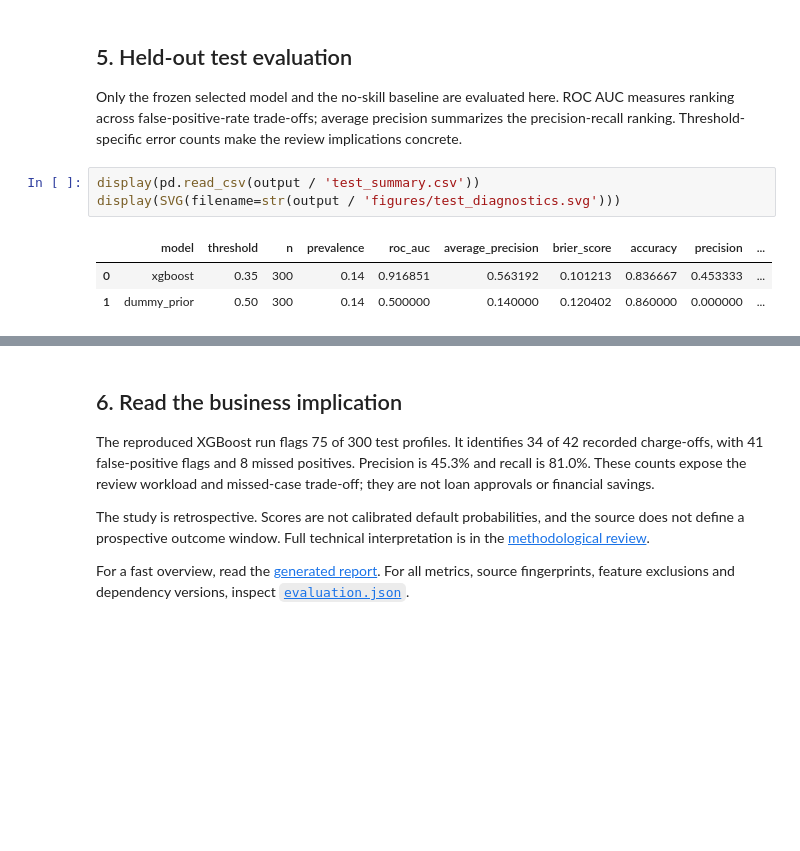
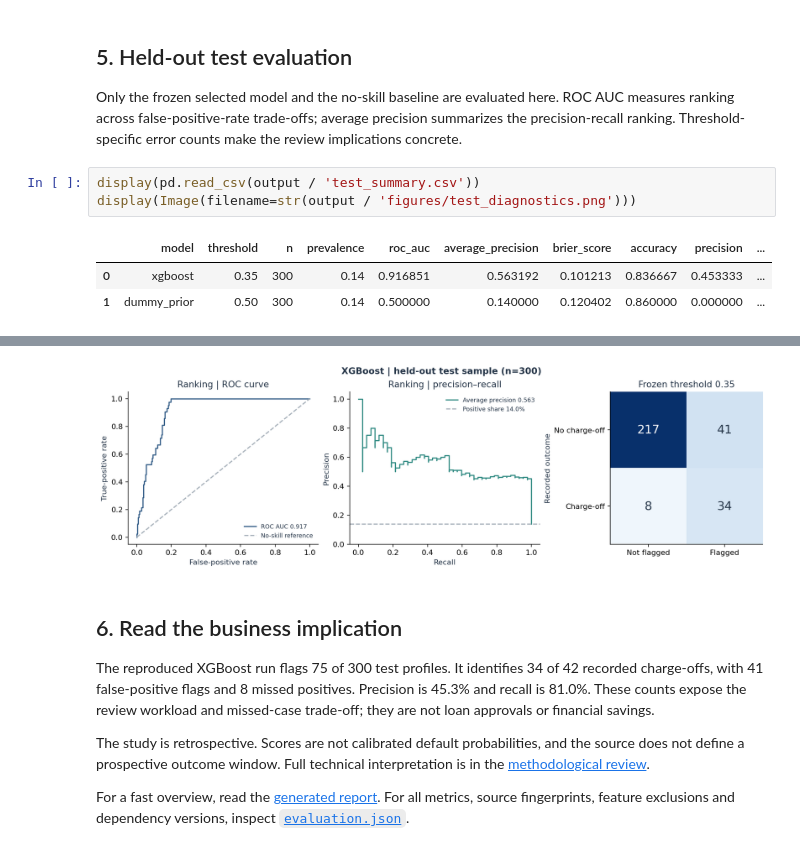
Before and after one commit to gracengg/New_to_Credit_Consumer_Risk_Analysis, a Jupyter notebook: notebooks/NTC_Consumer_Credit.ipynb, the cells around one changed output, grey strips where cells are left out. Saved outputs shown, nothing was run; the diff lists cells and outputs as text; blank space fills up the shorter version.

```diff
--- a/notebooks/NTC_Consumer_Credit.ipynb
+++ b/notebooks/NTC_Consumer_Credit.ipynb
@@ -128,7 +128,7 @@ display(SVG(filename=str(output / 'figures/validation_thresholds.svg')))
 Only the frozen selected model and the no-skill baseline are evaluated here. ROC AUC measures ranking across false-positive-rate trade-offs; average precision summarizes the precision-recall ranking. Threshold-specific error counts make the review implications concrete.
 # %%
 display(pd.read_csv(output / 'test_summary.csv'))
-display(SVG(filename=str(output / 'figures/test_diagnostics.svg')))
+display(Image(filename=str(output / 'figures/test_diagnostics.png')))
 # %% [output]
 |  | model | threshold | n | prevalence | roc_auc | average_precision | brier_score | accuracy | precision | ... |
 | 0 | xgboost | 0.35 | 300 | 0.14 | 0.916851 | 0.563192 | 0.101213 | 0.836667 | 0.453333 | ... |
@@ -137,3 +136,4 @@ display(SVG(filename=str(output / 'figures/test_diagnostics.svg')))
+[figure, added]
 # %% [markdown]
 ## 6. Read the business implication
 The reproduced XGBoost run flags 75 of 300 test profiles. It identifies 34 of 42 recorded charge-offs, with 41 false-positive flags and 8 missed positives. Precision is 45.3% and recall is 81.0%. These counts expose the review workload and missed-case trade-off; they are not loan approvals or financial savings.
```
Also changed, not shown: parts of 4 cells of this notebook, 4 other files.
